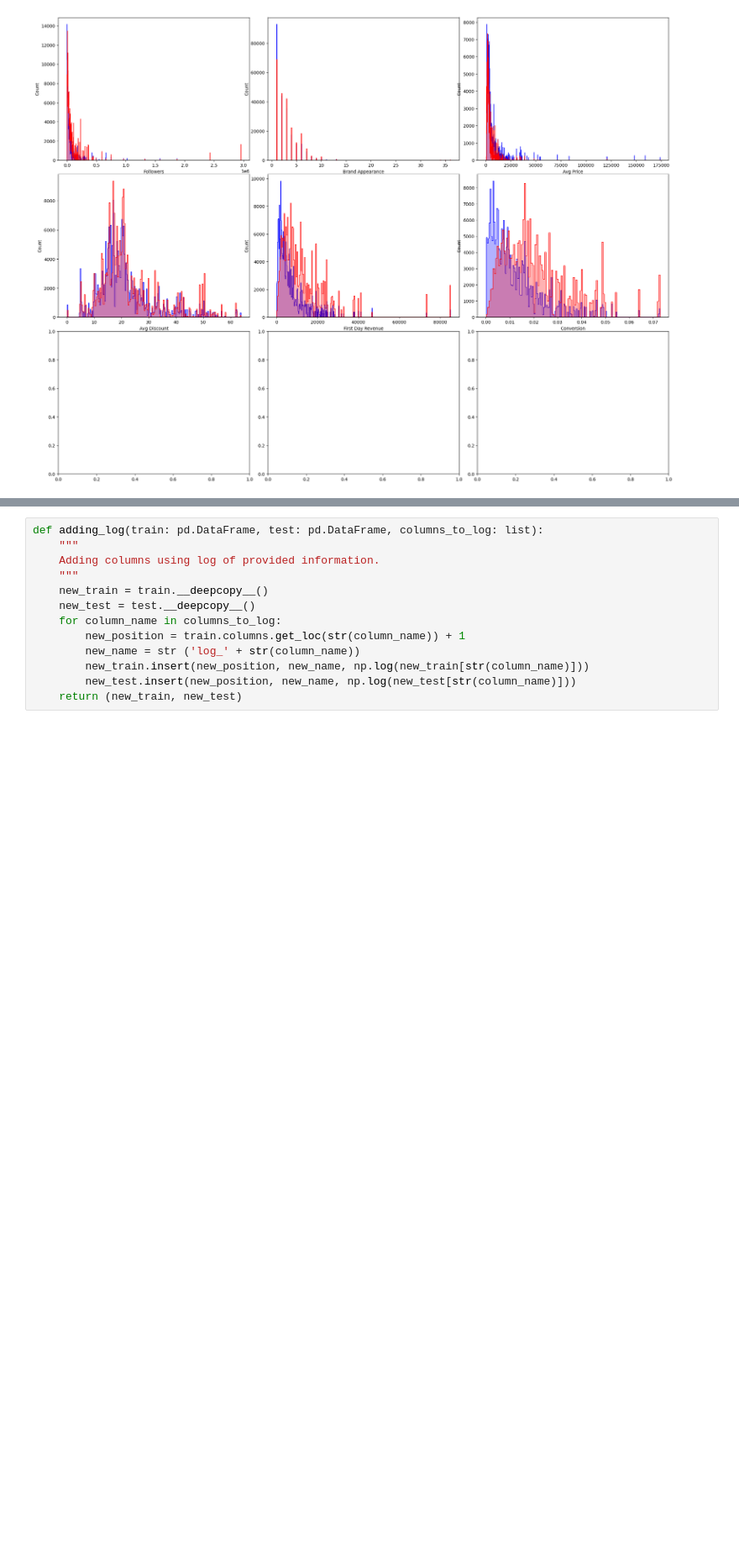
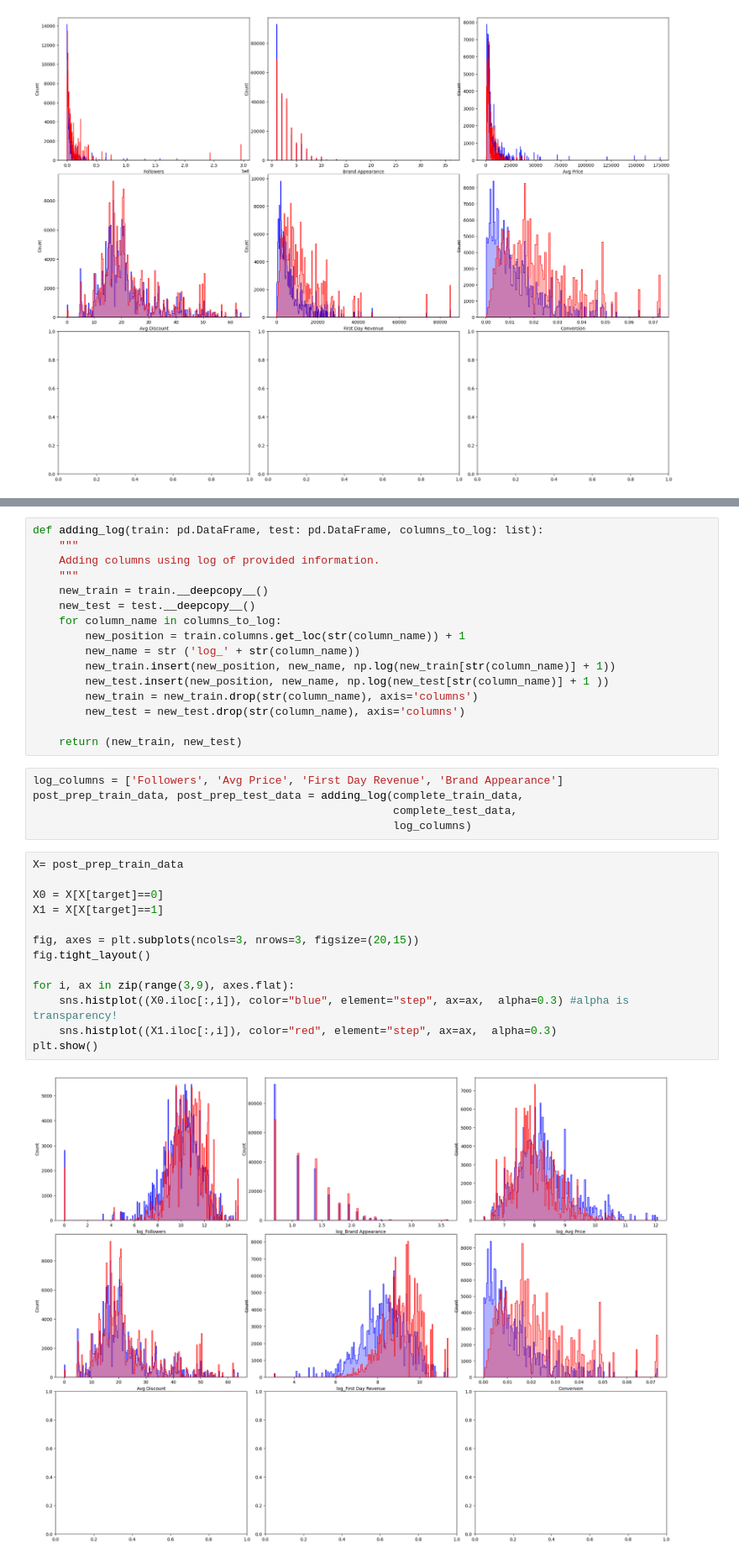
Before and after one commit to Priscille-Erulin/regression-recommendation, a Jupyter notebook: EDA.ipynb, the cells around one changed output, grey strips where cells are left out. Shown at 84% size. Cells and saved outputs as stored; diff of their text form; blank space fills up the shorter version.

```diff
--- a/EDA.ipynb
+++ b/EDA.ipynb
@@ -76,6 +77,29 @@ def adding_log(train: pd.DataFrame, test: pd.DataFrame, columns_to_log: list):
     for column_name in columns_to_log:
         new_position = train.columns.get_loc(str(column_name)) + 1
         new_name = str ('log_' + str(column_name))
-        new_train.insert(new_position, new_name, np.log(new_train[str(column_name)]))
-        new_test.insert(new_position, new_name, np.log(new_test[str(column_name)]))
+        new_train.insert(new_position, new_name, np.log(new_train[str(column_name)] + 1))
+        new_test.insert(new_position, new_name, np.log(new_test[str(column_name)] + 1 ))
+        new_train = new_train.drop(str(column_name), axis='columns')
+        new_test = new_test.drop(str(column_name), axis='columns')
+
     return (new_train, new_test)
+# %%
+log_columns = ['Followers', 'Avg Price', 'First Day Revenue', 'Brand Appearance']
+post_prep_train_data, post_prep_test_data = adding_log(complete_train_data,
+                                                       complete_test_data,
+                                                       log_columns)
+# %%
+X= post_prep_train_data
+
+X0 = X[X[target]==0]
+X1 = X[X[target]==1]
+
+fig, axes = plt.subplots(ncols=3, nrows=3, figsize=(20,15))
+fig.tight_layout()
+
+for i, ax in zip(range(3,9), axes.flat):
+    sns.histplot((X0.iloc[:,i]), color="blue", element="step", ax=ax,  alpha=0.3) #alpha is transparency!
+    sns.histplot((X1.iloc[:,i]), color="red", element="step", ax=ax,  alpha=0.3)
+plt.show()
+# %% [output]
+[figure, added]
```
Also changed, not shown: parts of 9 cells of this notebook.
